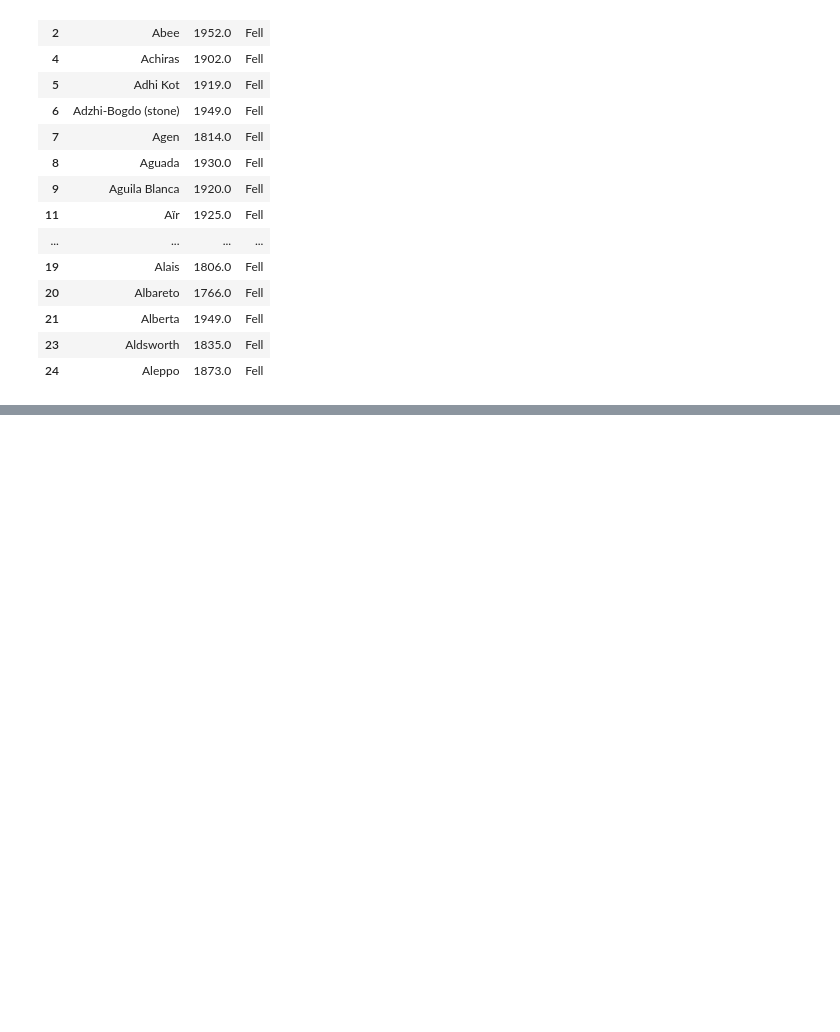
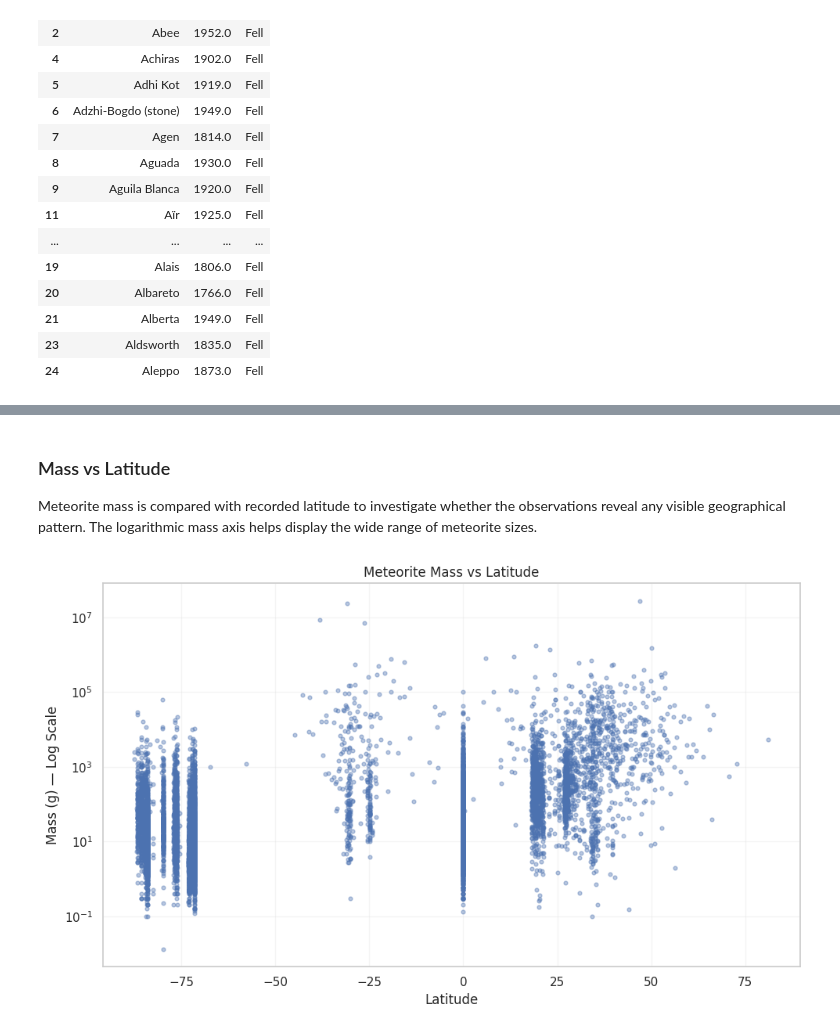
Before and after one commit to manaswiniyoshitha2006-netizen/ML-Evaluation, a Jupyter notebook: notebooks/clustering.ipynb, the cells around one changed output, grey strips where cells are left out. Saved outputs shown, nothing was run; the diff lists cells and outputs as text; code cells hidden in the pictures; blank space fills up the shorter version.

```diff
--- a/notebooks/clustering.ipynb
+++ b/notebooks/clustering.ipynb
@@ -1108,0 +1146,35 @@ IQR-flagged year records: 1991
+# %% [markdown]
+### Mass vs Latitude
+
+Meteorite mass is compared with recorded latitude to investigate whether the observations reveal any visible geographical pattern. The logarithmic mass axis helps display the wide range of meteorite sizes.
+# %%
+mass_lat_df = df.dropna(subset=["mass (g)", "reclat"]).copy()
+
+mass_lat_df = mass_lat_df[
+    (mass_lat_df["mass (g)"] > 0)
+    & mass_lat_df["reclat"].between(-90, 90)
+]
+
+plot_df = mass_lat_df.sample(
+    n=min(10000, len(mass_lat_df)),
+    random_state=42
+)
+
+plt.figure(figsize=(10, 6))
+
+plt.scatter(
+    plot_df["reclat"],
+    plot_df["mass (g)"],
+    alpha=0.4,
+    s=12
+)
+
+plt.yscale("log")
+plt.title("Meteorite Mass vs Latitude")
+plt.xlabel("Latitude")
+plt.ylabel("Mass (g) — Log Scale")
+plt.grid(alpha=0.2)
+plt.tight_layout()
+plt.show()
+# %% [output]
+[figure, added]
```
Also changed, not shown: parts of 4 cells of this notebook.
